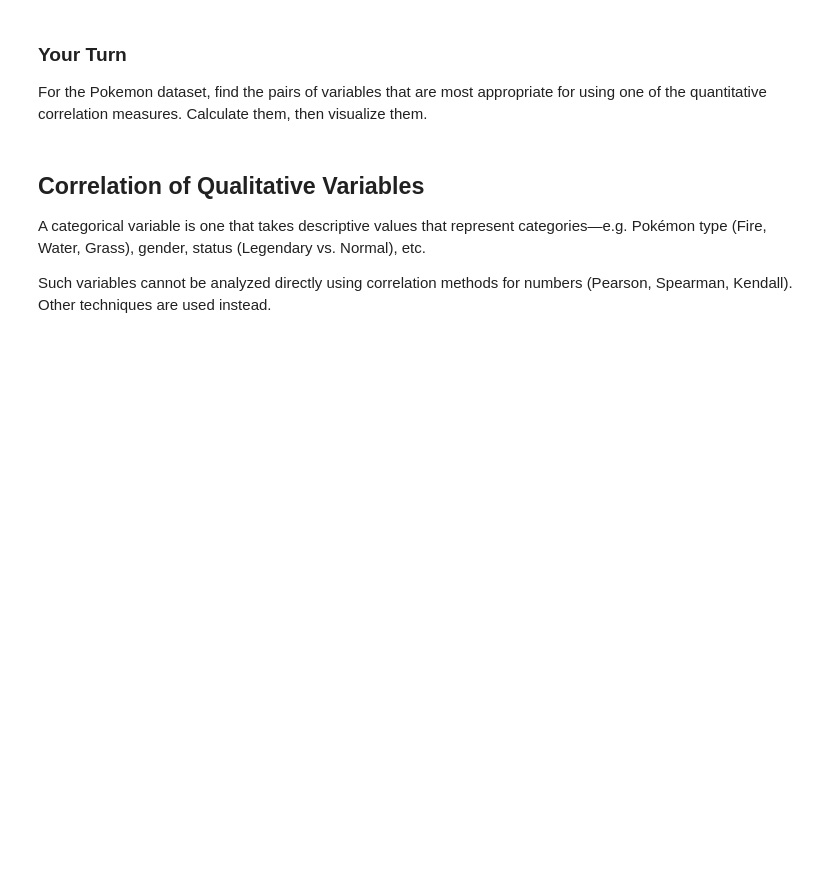
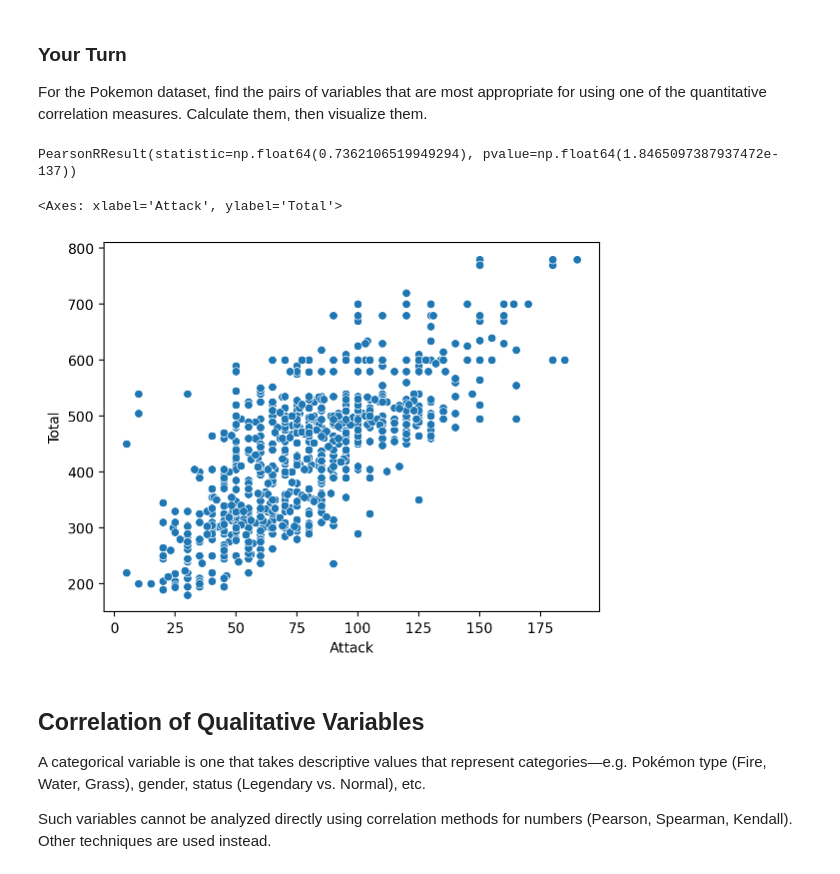
Before and after one commit to OskarPutz/DS, a Jupyter notebook: Exercise9.ipynb, the cells around one changed output. Drawn from its saved outputs; the diff is of its cells as text; code cells hidden in the pictures; blank space fills up the shorter version.

```diff
--- a/Exercise9.ipynb
+++ b/Exercise9.ipynb
@@ -283,7 +286,15 @@ For the Pokemon dataset, find the pairs of variables that are most appropriate f
 # %%
 from scipy.stats import pearsonr, spearmanr, kendalltau
 
 ## Your code here
+corr = ss.pearsonr(df_pokemon['Attack'], df_pokemon['Total'])
+print(corr)
+
+sns.scatterplot(data = df_pokemon, x = "Attack", y = "Total")
+# %% [output]
+PearsonRResult(statistic=np.float64(0.7362106519949294), pvalue=np.float64(1.8465097387937472e-137))
+<Axes: xlabel='Attack', ylabel='Total'>
+[figure, added]
 # %% [markdown]
 ## Correlation of Qualitative Variables
 
```
Also changed, not shown: parts of 6 cells of this notebook.
